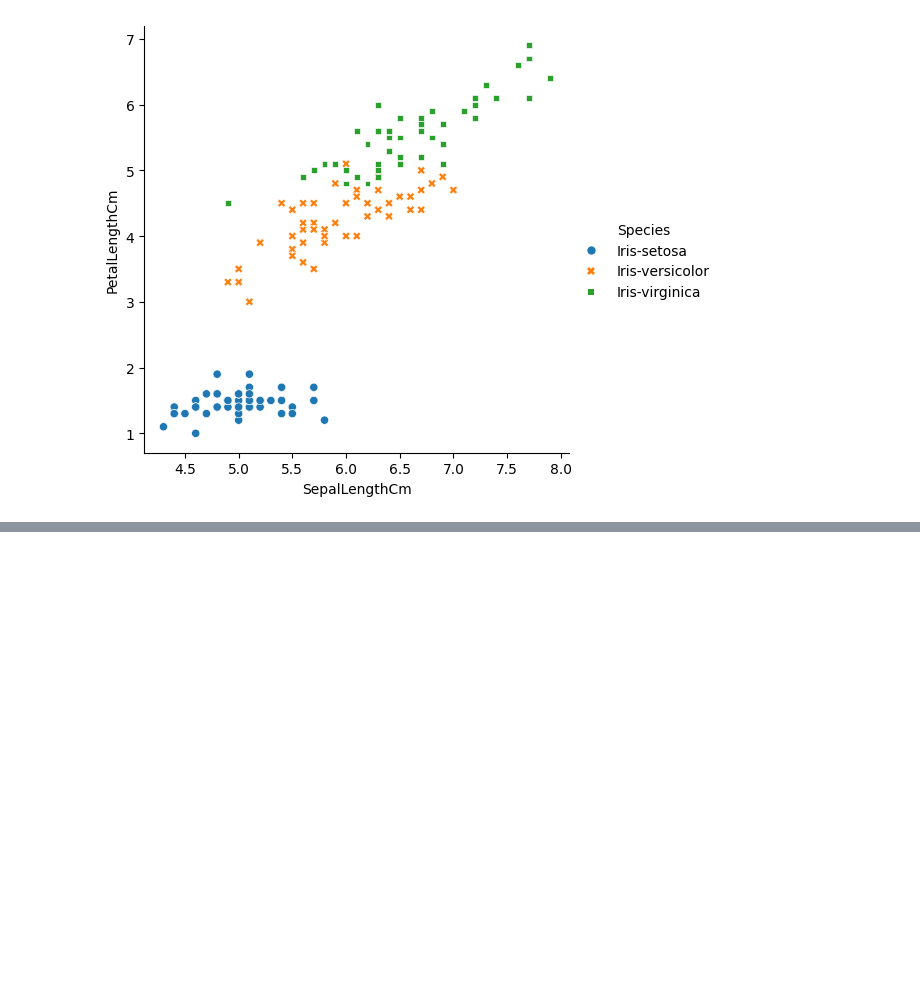
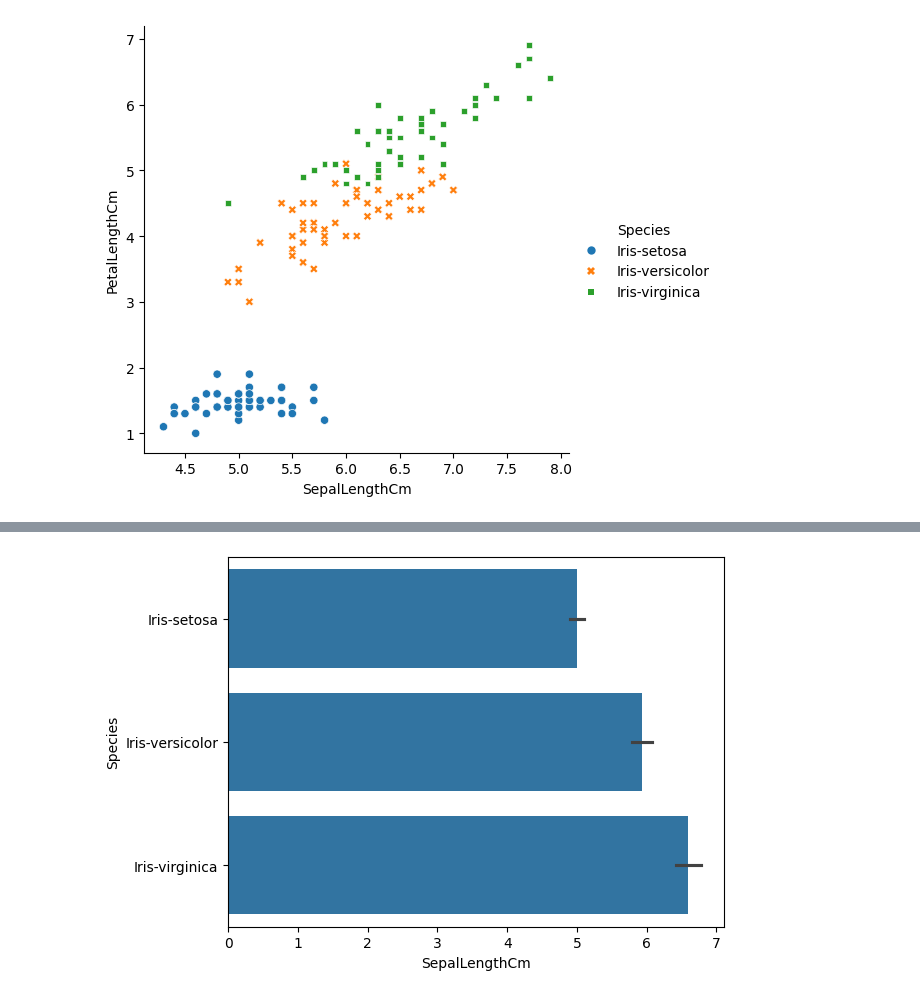
Before and after one commit to lucasghidini/AulasJupyter, a Jupyter notebook: aula1.ipynb, the cells around one changed output, grey strips where cells are left out. Saved outputs shown, nothing was run; the diff lists cells and outputs as text; code cells hidden in the pictures; blank space fills up the shorter version.

```diff
--- a/aula1.ipynb
+++ b/aula1.ipynb
@@ -92,0 +98,4 @@ sns.relplot(x='SepalLengthCm', y='PetalLengthCm', data=(df_iris), hue='Species',
+# %%
+sns.barplot(x='SepalLengthCm', y='Species', data= df_iris);
+# %% [output]
+[figure, added]
```
Also changed, not shown: parts of 2 cells of this notebook.
